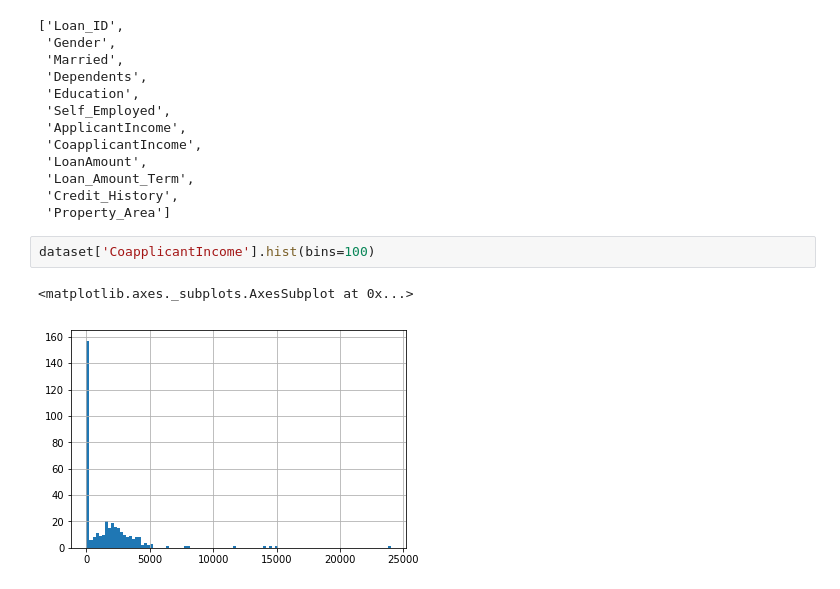
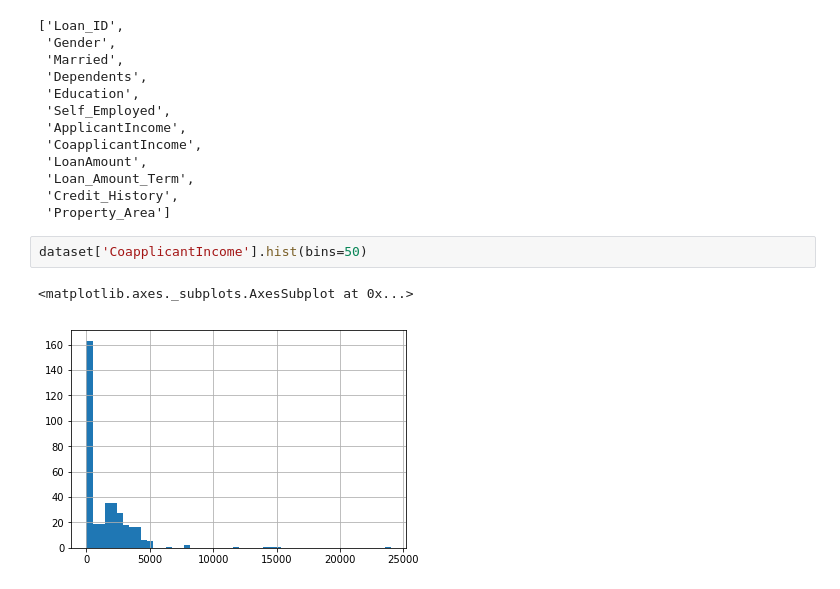
Before and after one commit to andrewhercules/loan-predictive-model, a Jupyter notebook: loan_predictive_model.ipynb, the cells around one changed output. Drawn from its saved outputs; the diff is of its cells as text.

```diff
--- a/loan_predictive_model.ipynb
+++ b/loan_predictive_model.ipynb
@@ -62,7 +62,7 @@ list(dataset)
  'Credit_History',
  'Property_Area']
 # %%
-dataset['CoapplicantIncome'].hist(bins=100)
+dataset['CoapplicantIncome'].hist(bins=50)
 # %% [output]
 <matplotlib.axes._subplots.AxesSubplot at 0x...>
-[figure, old version]
+[figure, new version]
```
Also changed, not shown: parts of 2 cells of this notebook.
